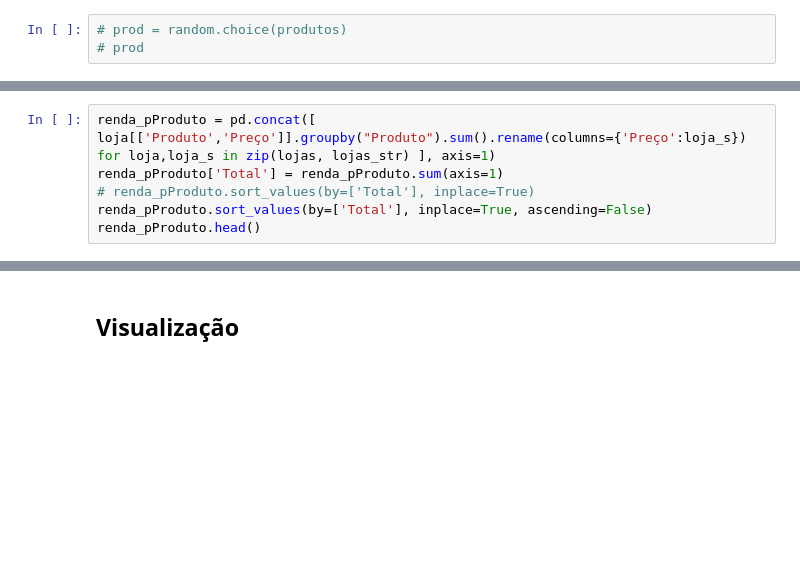
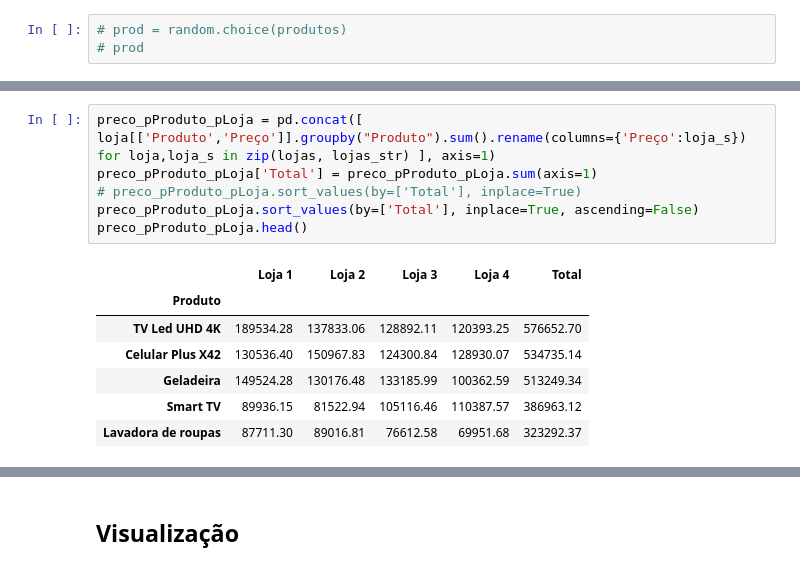
Before and after one commit to Teles-sd/Alura-ONE-Challenge-2, a Jupyter notebook: AluraStoreBr.ipynb, the cells around one changed output, grey strips where cells are left out. Drawn from its saved outputs; the diff is of its cells as text; blank space fills up the shorter version.

```diff
--- a/AluraStoreBr.ipynb
+++ b/AluraStoreBr.ipynb
@@ -128,7 +317,15 @@ for loja in lojas:
 # %%
-renda_pProduto = pd.concat([ loja[['Produto','Preço']].groupby("Produto").sum().rename(columns={'Preço':loja_s}) for loja,loja_s in zip(lojas, lojas_str) ], axis=1)
-renda_pProduto['Total'] = renda_pProduto.sum(axis=1)
-# renda_pProduto.sort_values(by=['Total'], inplace=True)
-renda_pProduto.sort_values(by=['Total'], inplace=True, ascending=False)
-renda_pProduto.head()
+preco_pProduto_pLoja = pd.concat([ loja[['Produto','Preço']].groupby("Produto").sum().rename(columns={'Preço':loja_s}) for loja,loja_s in zip(lojas, lojas_str) ], axis=1)
+preco_pProduto_pLoja['Total'] = preco_pProduto_pLoja.sum(axis=1)
+# preco_pProduto_pLoja.sort_values(by=['Total'], inplace=True)
+preco_pProduto_pLoja.sort_values(by=['Total'], inplace=True, ascending=False)
+preco_pProduto_pLoja.head()
+# %% [output]
+|  | Loja 1 | Loja 2 | Loja 3 | Loja 4 | Total |
+| Produto |  |  |  |  |  |
+| TV Led UHD 4K | 189534.28 | 137833.06 | 128892.11 | 120393.25 | 576652.70 |
+| Celular Plus X42 | 130536.40 | 150967.83 | 124300.84 | 128930.07 | 534735.14 |
+| Geladeira | 149524.28 | 130176.48 | 133185.99 | 100362.59 | 513249.34 |
+| Smart TV | 89936.15 | 81522.94 | 105116.46 | 110387.57 | 386963.12 |
+| Lavadora de roupas | 87711.30 | 89016.81 | 76612.58 | 69951.68 | 323292.37 |
 # %%
```
Also changed, not shown: parts of 32 cells of this notebook, 6 other files.
